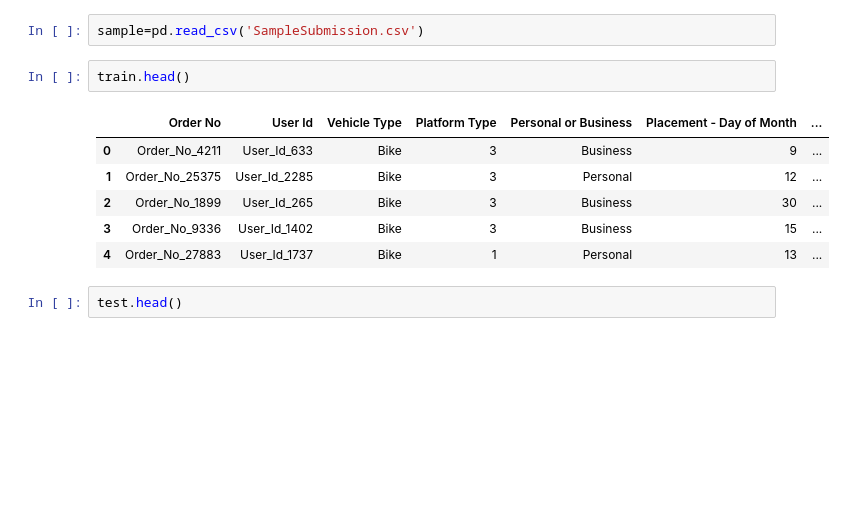
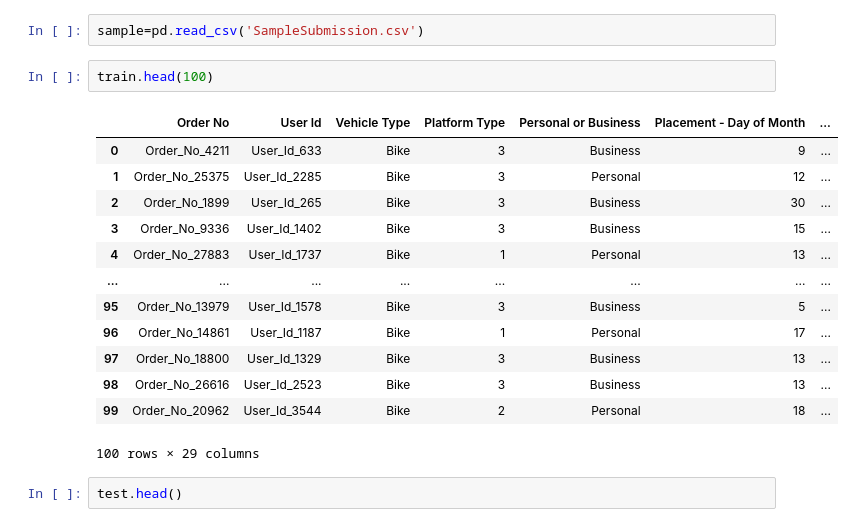
Before and after one commit to Ayanlola2002/ZENDY, a Jupyter notebook: Sendy_Zindy.ipynb, the cells around one changed output. Saved outputs shown, nothing was run; the diff lists cells and outputs as text; blank space fills up the shorter version.

```diff
--- a/Sendy_Zindy.ipynb
+++ b/Sendy_Zindy.ipynb
@@ -11,14 +11,21 @@ Riders=pd.read_csv('Riders.csv')
 # %%
 sample=pd.read_csv('SampleSubmission.csv')
 # %%
-train.head()
+train.head(100)
 # %% [output]
 |  | Order No | User Id | Vehicle Type | Platform Type | Personal or Business | Placement - Day of Month | ... |
 | 0 | Order_No_4211 | User_Id_633 | Bike | 3 | Business | 9 | ... |
 | 1 | Order_No_25375 | User_Id_2285 | Bike | 3 | Personal | 12 | ... |
 | 2 | Order_No_1899 | User_Id_265 | Bike | 3 | Business | 30 | ... |
 | 3 | Order_No_9336 | User_Id_1402 | Bike | 3 | Business | 15 | ... |
 | 4 | Order_No_27883 | User_Id_1737 | Bike | 1 | Personal | 13 | ... |
+| ... | ... | ... | ... | ... | ... | ... | ... |
+| 95 | Order_No_13979 | User_Id_1578 | Bike | 3 | Business | 5 | ... |
+| 96 | Order_No_14861 | User_Id_1187 | Bike | 1 | Personal | 17 | ... |
+| 97 | Order_No_18800 | User_Id_1329 | Bike | 3 | Business | 13 | ... |
+| 98 | Order_No_26616 | User_Id_2523 | Bike | 3 | Business | 13 | ... |
+| 99 | Order_No_20962 | User_Id_3544 | Bike | 2 | Personal | 18 | ... |
+100 rows × 29 columns
 # %%
 test.head()
 # %% [output]
```
Also changed, not shown: parts of 5 cells of this notebook.
